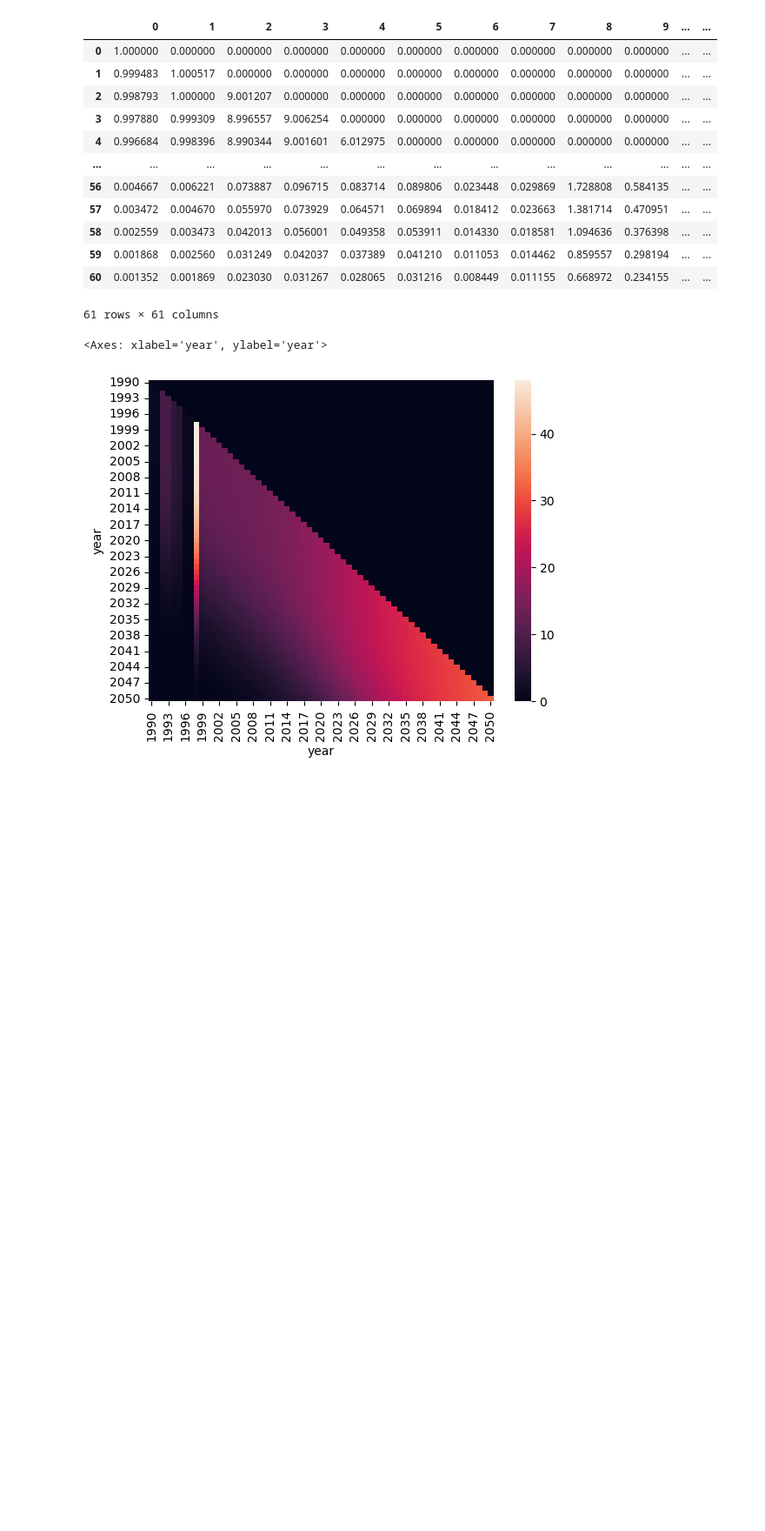
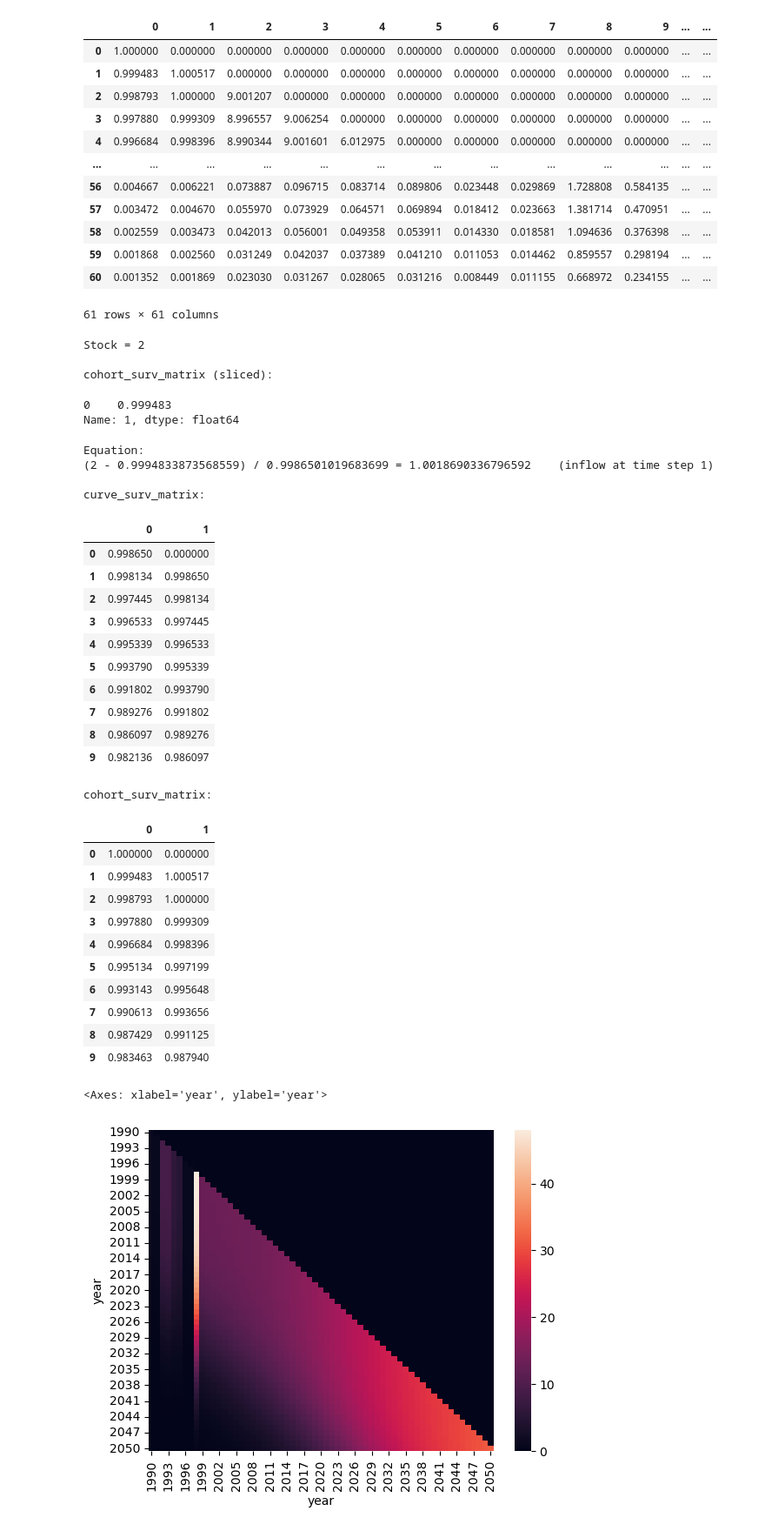
Before and after one commit to adrien-perello/MFA, a Jupyter notebook: week_02/code/week_2_stock_driven.ipynb, the cells around one changed output. Shown at 87% size. Saved outputs shown, nothing was run; the diff lists cells and outputs as text; code cells hidden in the pictures; blank space fills up the shorter version.

```diff
--- a/week_02/code/week_2_stock_driven.ipynb
+++ b/week_02/code/week_2_stock_driven.ipynb
@@ -181,6 +181,56 @@ cohort_surv_matrix
 | 59 | 0.001868 | 0.002560 | 0.031249 | 0.042037 | 0.037389 | 0.041210 | 0.011053 | 0.014462 | 0.859557 | 0.298194 | ... | ... |
 | 60 | 0.001352 | 0.001869 | 0.023030 | 0.031267 | 0.028065 | 0.031216 | 0.008449 | 0.011155 | 0.668972 | 0.234155 | ... | ... |
 61 rows × 61 columns
+# %%
+time = 1  # increase the time step to see how we populate inflows and cohort_surv_matrix
+
+print(f"Stock = {stock.iloc[time]}\n")
+
+print("cohort_surv_matrix (sliced):")
+display(cohort_surv_matrix.loc[time, : time - 1])
+
+print(
+    f"Equation:\n"
+    f"({stock.iloc[time]} - {cohort_surv_matrix.loc[time, : time - 1].sum()}) / {curve_surv_matrix.loc[time, time]}"
+    f" = {inflows.iloc[time]}    (inflow at time step {time})\n"
+)
+print("curve_surv_matrix:")
+display(curve_surv_matrix.loc[:, :time].head(10))
+print("cohort_surv_matrix:")
+display(cohort_surv_matrix.loc[:, :time].head(10))
+# %% [output]
+Stock = 2
+
+cohort_surv_matrix (sliced):
+0    0.999483
+Name: 1, dtype: float64
+Equation:
+(2 - 0.9994833873568559) / 0.9986501019683699 = 1.0018690336796592    (inflow at time step 1)
+
+curve_surv_matrix:
+|  | 0 | 1 |
+| 0 | 0.998650 | 0.000000 |
+| 1 | 0.998134 | 0.998650 |
+| 2 | 0.997445 | 0.998134 |
+| 3 | 0.996533 | 0.997445 |
+| 4 | 0.995339 | 0.996533 |
+| 5 | 0.993790 | 0.995339 |
+| 6 | 0.991802 | 0.993790 |
+| 7 | 0.989276 | 0.991802 |
+| 8 | 0.986097 | 0.989276 |
+| 9 | 0.982136 | 0.986097 |
+cohort_surv_matrix:
+|  | 0 | 1 |
+| 0 | 1.000000 | 0.000000 |
+| 1 | 0.999483 | 1.000517 |
+| 2 | 0.998793 | 1.000000 |
+| 3 | 0.997880 | 0.999309 |
+| 4 | 0.996684 | 0.998396 |
+| 5 | 0.995134 | 0.997199 |
+| 6 | 0.993143 | 0.995648 |
+| 7 | 0.990613 | 0.993656 |
+| 8 | 0.987429 | 0.991125 |
+| 9 | 0.983463 | 0.987940 |
 # %%
 # set index and columns to years instead of timesteps
 cohort_surv_matrix.index = years
```
